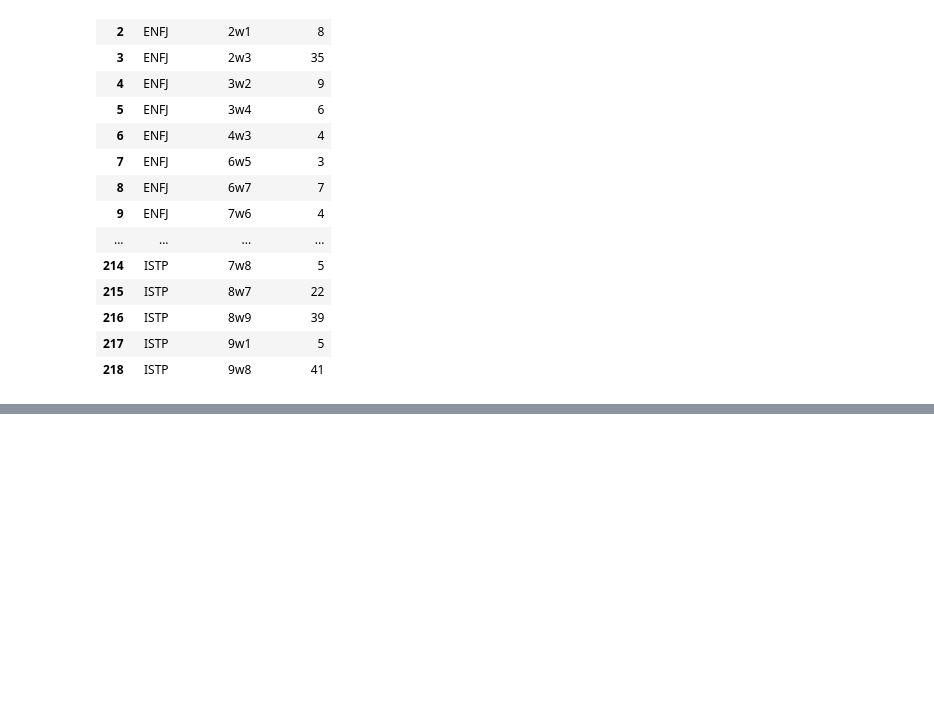
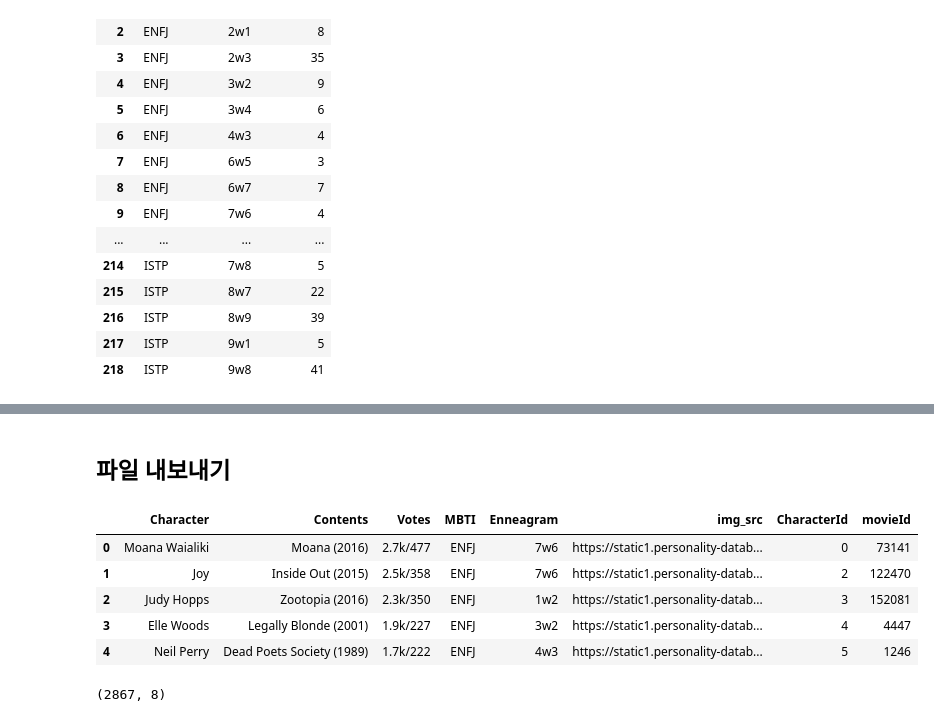
Before and after one commit to boostcampaitech4lv23recsys2/level3_productserving-level3-recsys-08, a Jupyter notebook: Data/DataProcessing/Charecter_Movie_4035_Data_주연_조연_Processing.ipynb, the cells around one changed output, grey strips where cells are left out. Cells and saved outputs as stored; diff of their text form; code cells hidden in the pictures; blank space fills up the shorter version.

```diff
--- a/Data/DataProcessing/Charecter_Movie_4035_Data_주연_조연_Processing.ipynb
+++ b/Data/DataProcessing/Charecter_Movie_4035_Data_주연_조연_Processing.ipynb
@@ -552,0 +629,4 @@ cdf_movie_merge_last.groupby(["MBTI","Enneagram"]).Character.count().reset_index
+# %%
+cdf_last.movieId = cdf_last.movieId.astype(int)
+# %%
+movie_last.npop = movie_last.npop.astype(int)
@@ -552,0 +656,3 @@ cdf_movie_merge_last.groupby(["MBTI","Enneagram"]).Character.count().reset_index
+# %%
+movie_last2 = movie_last.drop(index=1013).reset_index(drop=True)
+movie_last2[movie_last2.duplicated(subset=['ko_title','year'],keep=False)]
@@ -552,0 +661,2 @@ cdf_movie_merge_last.groupby(["MBTI","Enneagram"]).Character.count().reset_index
+# %%
+cdf_last2 = cdf_last[cdf_last.movieId.isin(movie_last2.movieId)]
@@ -552,0 +678,2 @@ cdf_movie_merge_last.groupby(["MBTI","Enneagram"]).Character.count().reset_index
+# %% [markdown]
+## 파일 내보내기
@@ -552,0 +688,13 @@ cdf_movie_merge_last.groupby(["MBTI","Enneagram"]).Character.count().reset_index
+# %%
+cdf_last2[:5]
+# %% [output]
+|  | Character | Contents | Votes | MBTI | Enneagram | img_src | CharacterId | movieId |
+| 0 | Moana Waialiki | Moana (2016) | 2.7k/477 | ENFJ | 7w6 | https://static1.personality-datab... | 0 | 73141 |
+| 1 | Joy | Inside Out (2015) | 2.5k/358 | ENFJ | 7w6 | https://static1.personality-datab... | 2 | 122470 |
+| 2 | Judy Hopps | Zootopia (2016) | 2.3k/350 | ENFJ | 1w2 | https://static1.personality-datab... | 3 | 152081 |
+| 3 | Elle Woods | Legally Blonde (2001) | 1.9k/227 | ENFJ | 3w2 | https://static1.personality-datab... | 4 | 4447 |
+| 4 | Neil Perry | Dead Poets Society (1989) | 1.7k/222 | ENFJ | 4w3 | https://static1.personality-datab... | 5 | 1246 |
+# %%
+cdf_last2.shape
+# %% [output]
+(2867, 8)
```
Also changed, not shown: parts of 37 cells of this notebook.
